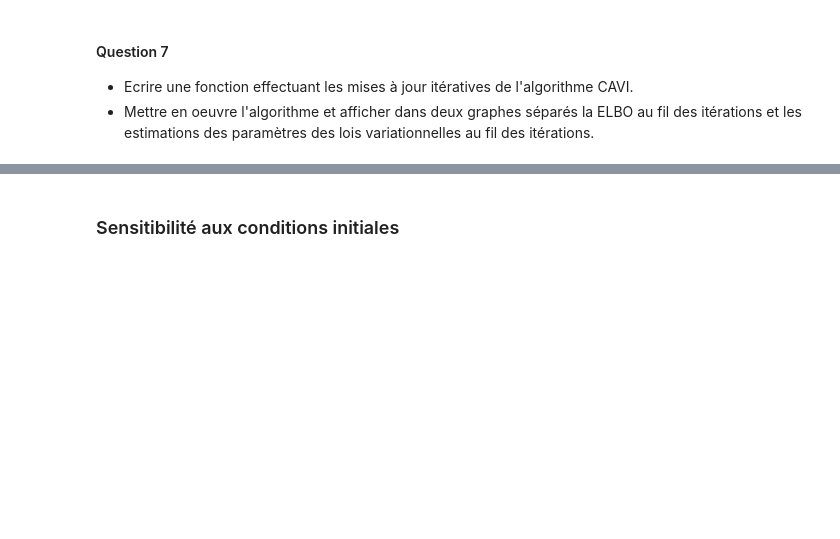
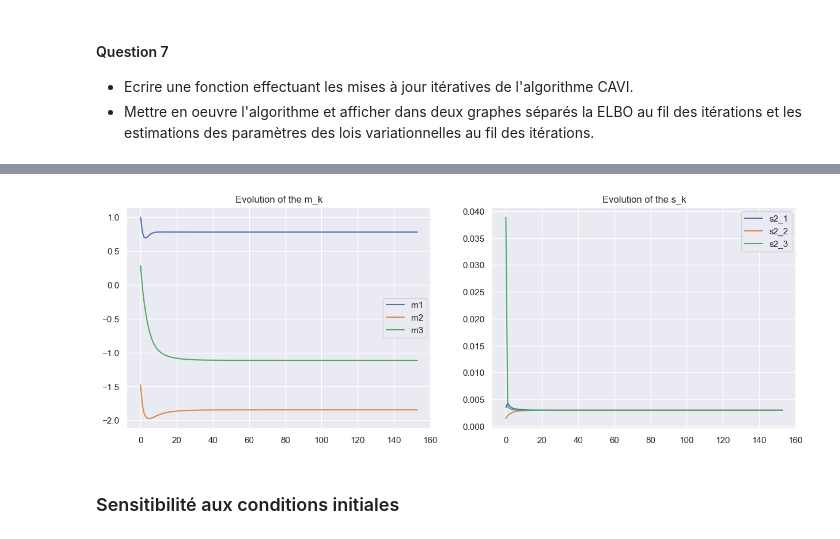
Before and after one commit to PolTibau/Statistique-Computationnelle, a Jupyter notebook: TP/TP8_VI_basics-stud.ipynb, the cells around one changed output, grey strips where cells are left out. Saved outputs shown, nothing was run; the diff lists cells and outputs as text; code cells hidden in the pictures; blank space fills up the shorter version.

```diff
--- a/TP/TP8_VI_basics-stud.ipynb
+++ b/TP/TP8_VI_basics-stud.ipynb
@@ -706,3 +873,15 @@ def CAVI_mixture_Gaussian(X,m, s2, phi, sigma2, max_iter = 500, epsilon = 1e-8):
+# %%
+#On affiche les estimations de m_k et s_k au cours des itérations
+fig, ax = plt.subplots(1,2, figsize=(15,5))
+ax[0].plot(m_est, label=['m1', 'm2', 'm3'])
+ax[0].set_title("Evolution of the m_k")
+ax[0].legend()
+ax[1].plot(s2_est, label=['s2_1', 's2_2', 's2_3'])
+ax[1].set_title("Evolution of the s_k")
+ax[1].legend()
+plt.show()
+# %% [output]
+[figure, added]
 # %% [markdown]
 ### Sensitibilité aux conditions initiales
 # %% [markdown]
```
Also changed, not shown: parts of 7 cells of this notebook.
